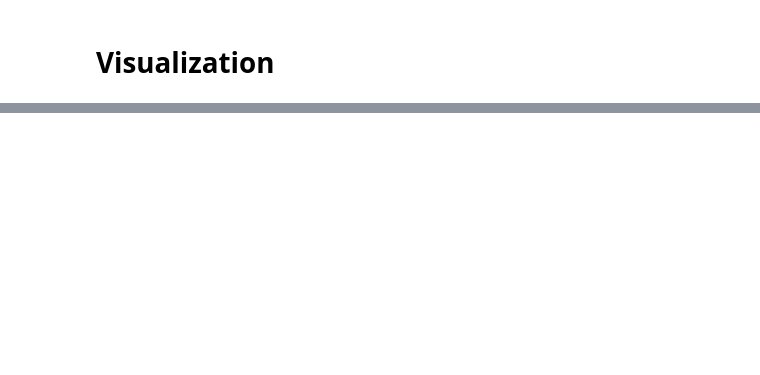
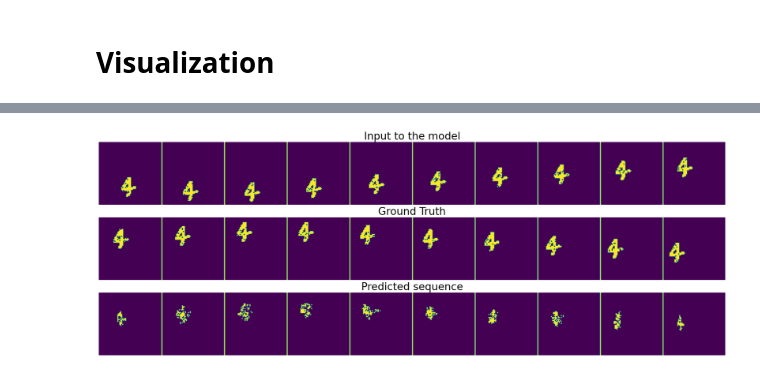
Before and after one commit to dariush-salami/attention-based-edge-convolution, a Jupyter notebook: eval_mmnist.ipynb, the cells around one changed output, grey strips where cells are left out. Cells and saved outputs as stored; diff of their text form; code cells hidden in the pictures; blank space fills up the shorter version.

```diff
--- a/eval_mmnist.ipynb
+++ b/eval_mmnist.ipynb
@@ -160,0 +170,4 @@ plot_seq(np.random.randint(len(prediction_list)))
+# %%
+plot_seq(np.random.randint(len(prediction_list)))
+# %% [output]
+[figure, added]
```
Also changed, not shown: parts of 11 cells of this notebook, 3 other files.
